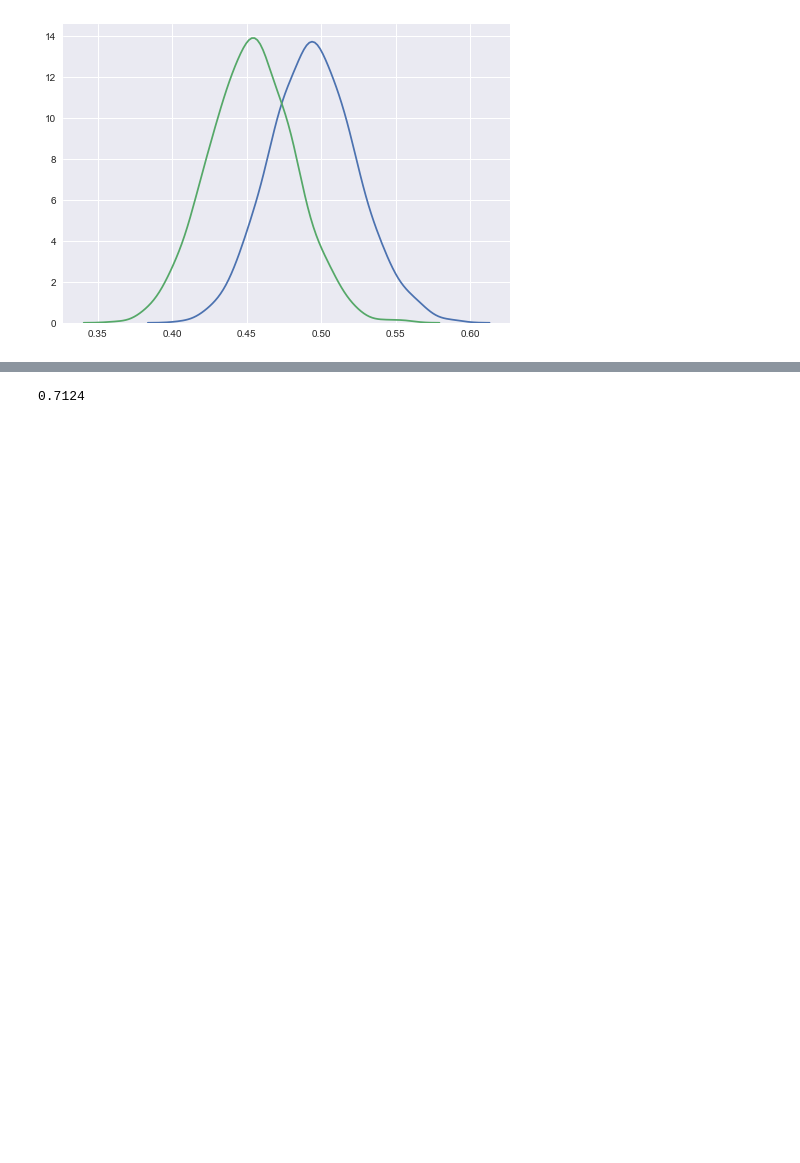
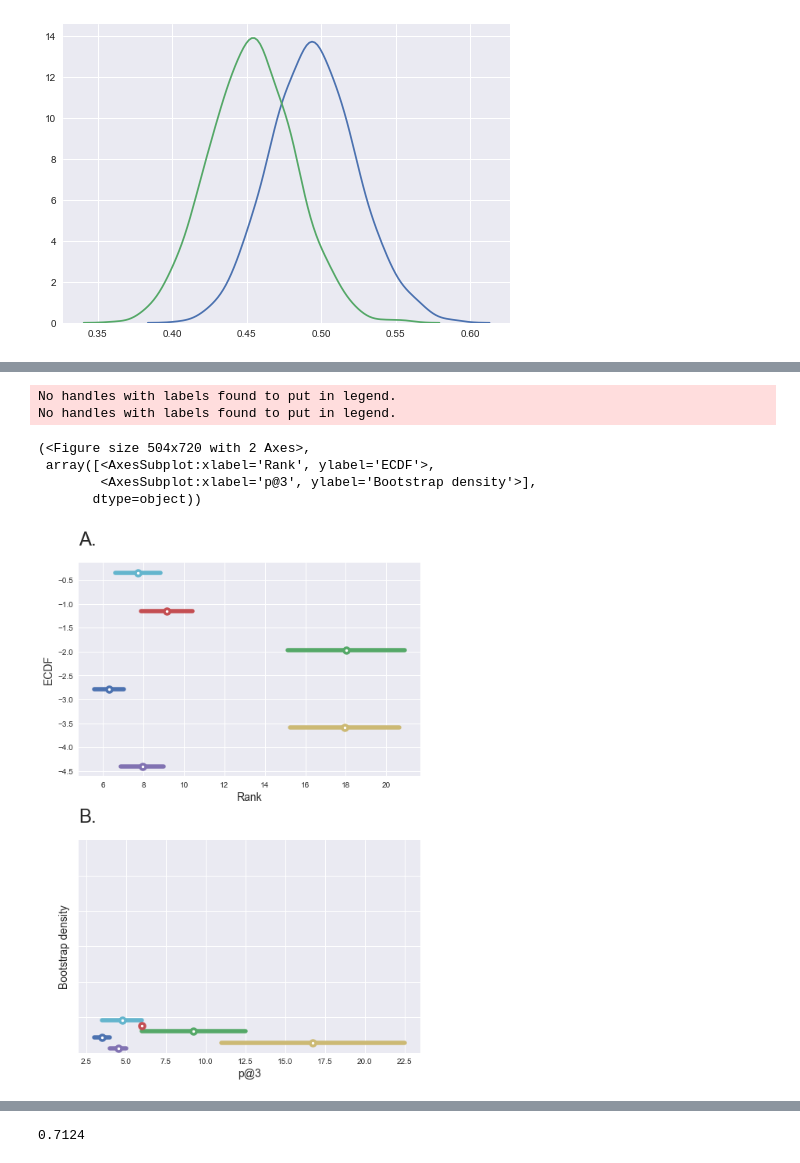
Before and after one commit to ljmartin/molrec, a Jupyter notebook: 3_time_split/figure.ipynb, the cells around one changed output, grey strips where cells are left out. Saved outputs shown, nothing was run; the diff lists cells and outputs as text; code cells hidden in the pictures; blank space fills up the shorter version.

```diff
--- a/3_time_split/figure.ipynb
+++ b/3_time_split/figure.ipynb
@@ -168,3 +269,13 @@ def plot(nn=False):
+# %%
+plot_meanmed()
+# %% [output]
+No handles with labels found to put in legend.
+No handles with labels found to put in legend.
+(<Figure size 504x720 with 2 Axes>,
+ array([<AxesSubplot:xlabel='Rank', ylabel='ECDF'>,
+        <AxesSubplot:xlabel='p@3', ylabel='Bootstrap density'>],
+       dtype=object))
+[figure, added]
 # %%
 plot(nn=False)
 plot(nn=True)
```
Also changed, not shown: parts of 8 cells of this notebook, 11 other files.
